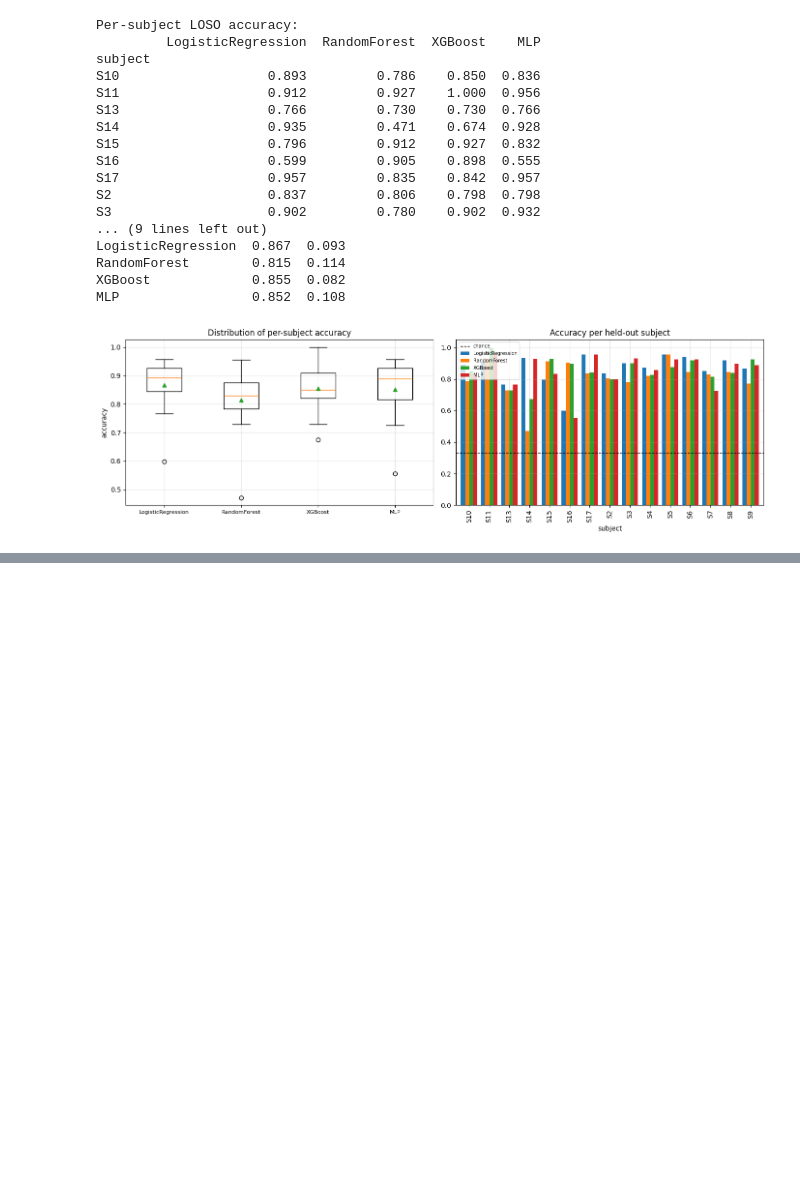
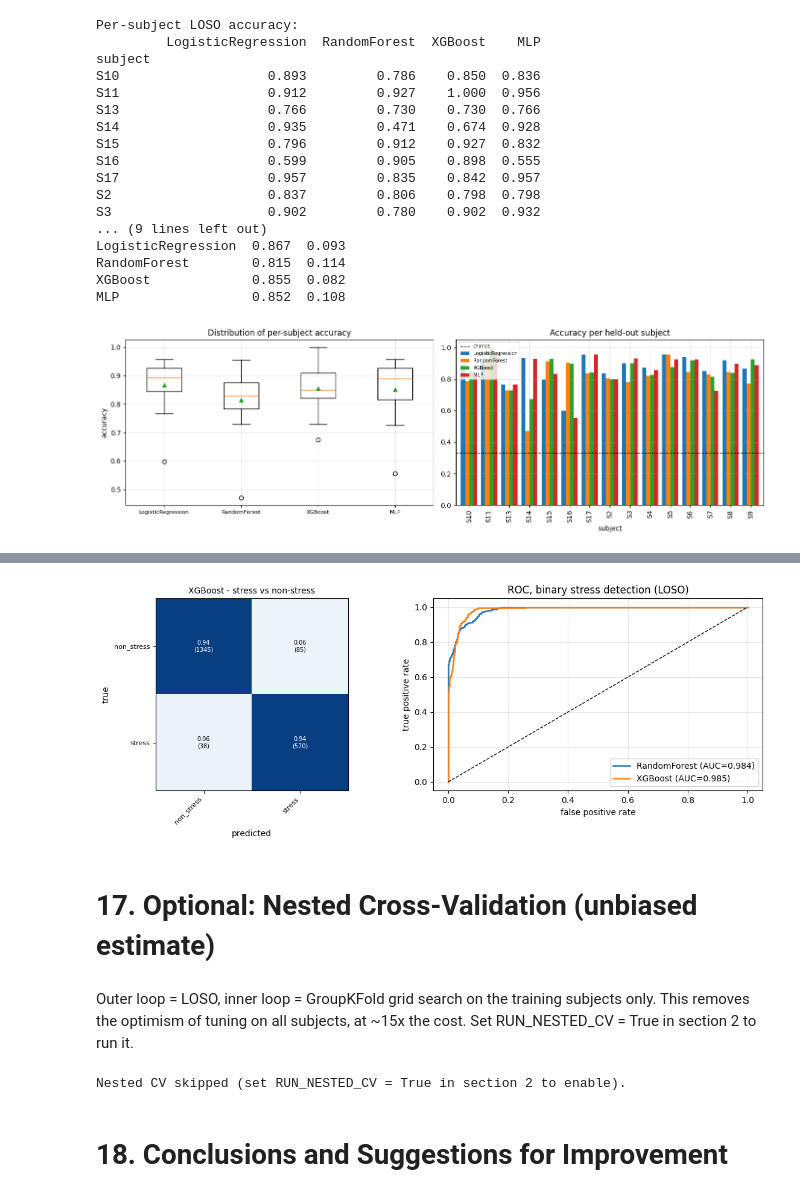
Before and after one commit to plavizmaj/Wearable_Stress_and_Affect_Detection, a Jupyter notebook: WESAD_(Wearable_Stress_and_Affect_Detection).ipynb, the cells around one changed output, grey strips where cells are left out. Cells and saved outputs as stored; diff of their text form; code cells hidden in the pictures; blank space fills up the shorter version.

```diff
--- a/WESAD_(Wearable_Stress_and_Affect_Detection).ipynb
+++ b/WESAD_(Wearable_Stress_and_Affect_Detection).ipynb
@@ -1257,0 +1399,17 @@ plt.show()
+# %%
+bin_results = {}
+for name, (estimator, grid) in bin_models.items():
+    best_est, _, _ = tune(f"[bin] {name}", estimator, grid, X, y_bin, groups_subj,
+                          scoring="f1")
+    y_pred_b, y_proba_b, per_subj_b = run_loso(best_est, X, y_bin, groups_subj,
+                                               n_classes=2)
+    m = score_predictions(y_bin, y_pred_b, y_proba_b, BIN_CLASSES)
+    bin_results[name] = {"metrics": m, "y_pred": y_pred_b, "y_proba": y_proba_b,
+                         "per_subject": per_subj_b}
+    print(f"[bin] {name:<15} acc={m['accuracy']:.4f}  f1={m['f1_macro']:.4f}  "
+          f"auc={m['roc_auc_ovr']:.4f}")
+
+bin_comparison = pd.DataFrame(
+    {n: r["metrics"] for n, r in bin_results.items()}).T.round(4)
+print("\nBinary stress detection (LOSO):")
+print(bin_comparison)
@@ -1257,0 +1426,5 @@ plt.show()
+# %%
+best_bin = bin_comparison["f1_macro"].idxmax()
+print(f"\nDetailed report for {best_bin}:")
+print(classification_report(y_bin, bin_results[best_bin]["y_pred"],
+                            target_names=BIN_CLASSES, digits=3, zero_division=0))
@@ -1257,0 +1441,55 @@ plt.show()
+# %%
+fig, axes = plt.subplots(1, 2, figsize=(12, 4.5))
+plot_confusion(axes[0], y_bin, bin_results[best_bin]["y_pred"], BIN_CLASSES,
+               f"{best_bin} - stress vs non-stress")
+for name, r in bin_results.items():
+    fpr, tpr, _ = roc_curve(y_bin, r["y_proba"][:, 1])
+    axes[1].plot(fpr, tpr, lw=1.8,
+                 label=f"{name} (AUC={r['metrics']['roc_auc_ovr']:.3f})")
+axes[1].plot([0, 1], [0, 1], "k--", lw=1)
+axes[1].set_xlabel("false positive rate")
+axes[1].set_ylabel("true positive rate")
+axes[1].set_title("ROC, binary stress detection (LOSO)")
+axes[1].legend(loc="lower right")
+plt.tight_layout()
+plt.show()
+# %% [output]
+[figure, added]
+# %% [markdown]
+# 17. Optional: Nested Cross-Validation (unbiased estimate)
+# %% [markdown]
+Outer loop = LOSO, inner loop = GroupKFold grid search on the training subjects only. This removes the optimism of tuning on all subjects, at ~15x the cost. Set RUN_NESTED_CV = True in section 2 to run it.
+# %%
+def nested_loso(estimator, grid, X, y, groups, inner_folds=4, scoring="f1_macro"):
+    from sklearn.base import clone
+    logo = LeaveOneGroupOut()
+    y_pred = np.zeros_like(y)
+    y_proba = np.zeros((len(y), len(np.unique(y))))
+    for train_idx, test_idx in logo.split(X, y, groups):
+        gtr = groups[train_idx]
+        inner = GroupKFold(n_splits=min(inner_folds, len(np.unique(gtr))))
+        gs = GridSearchCV(clone(estimator), grid, cv=inner, scoring=scoring, n_jobs=1)
+        gs.fit(X[train_idx], y[train_idx], groups=gtr)
+        y_pred[test_idx] = gs.predict(X[test_idx])
+        proba = gs.predict_proba(X[test_idx])
+        for j, cls in enumerate(gs.best_estimator_.classes_):
+            y_proba[test_idx, int(cls)] = proba[:, j]
+        print(f"  fold {groups[test_idx][0]}: best={gs.best_params_}")
+    return y_pred, y_proba
+
+
+if RUN_NESTED_CV:
+    est, grid = MODELS[BEST_MODEL]
+    print(f"Nested LOSO for {BEST_MODEL} (this takes a while)...")
+    yp, ypr = nested_loso(est, grid, X, y, groups_subj)
+    nested_metrics = score_predictions(y, yp, ypr, CLASSES)
+    print("\nNested (unbiased) LOSO metrics:")
+    print(pd.Series(nested_metrics).round(4))
+    print("\nCompared to the non-nested estimate:")
+    print(pd.Series(results[BEST_MODEL]["metrics"]).round(4))
+else:
+    print("Nested CV skipped (set RUN_NESTED_CV = True in section 2 to enable).")
+# %% [output]
+Nested CV skipped (set RUN_NESTED_CV = True in section 2 to enable).
+# %% [markdown]
+# 18. Conclusions and Suggestions for Improvement
```
Also changed, not shown: parts of 14 cells of this notebook.
